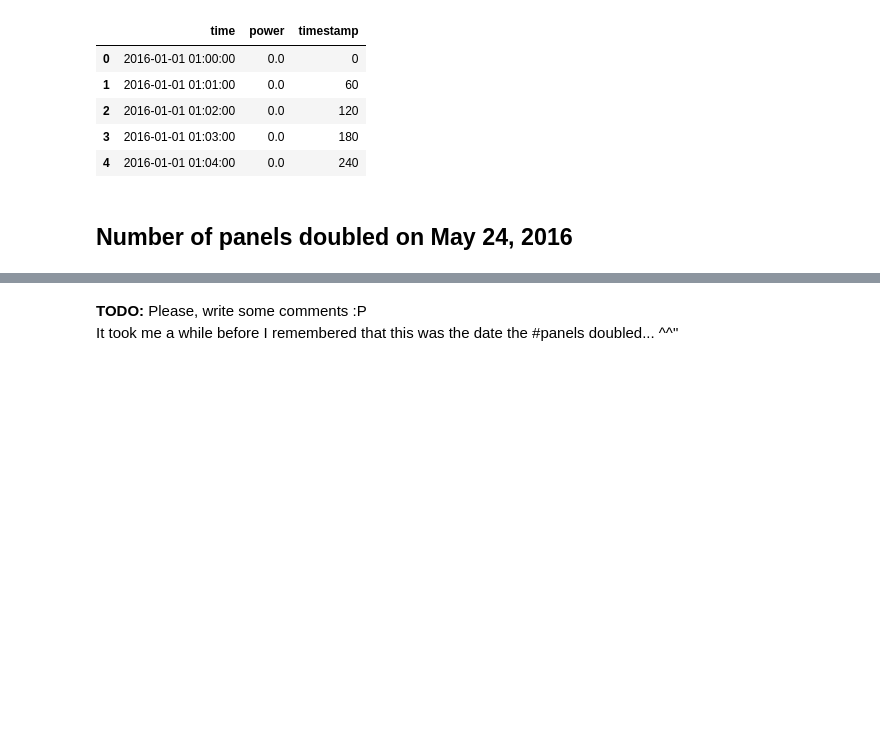
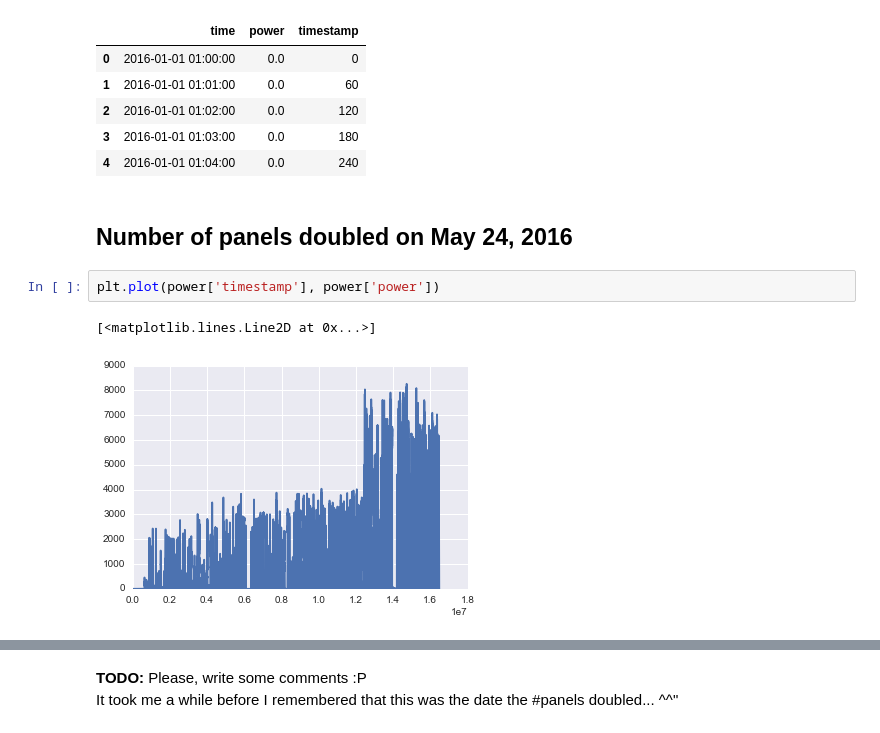
Before and after one commit to e-bug/solarity, a Jupyter notebook: learning/irradianceToPower.ipynb, the cells around one changed output, grey strips where cells are left out. Cells and saved outputs as stored; diff of their text form; blank space fills up the shorter version.

```diff
--- a/learning/irradianceToPower.ipynb
+++ b/learning/irradianceToPower.ipynb
@@ -114,3 +120,8 @@ power.head()
 | 4 | 2016-01-01 01:04:00 | 0.0 | 240 |
 # %% [markdown]
 ## Number of panels doubled on May 24, 2016
+# %%
+plt.plot(power['timestamp'], power['power'])
+# %% [output]
+[<matplotlib.lines.Line2D at 0x...>]
+[figure, added]
```
Also changed, not shown: parts of 59 cells of this notebook.
